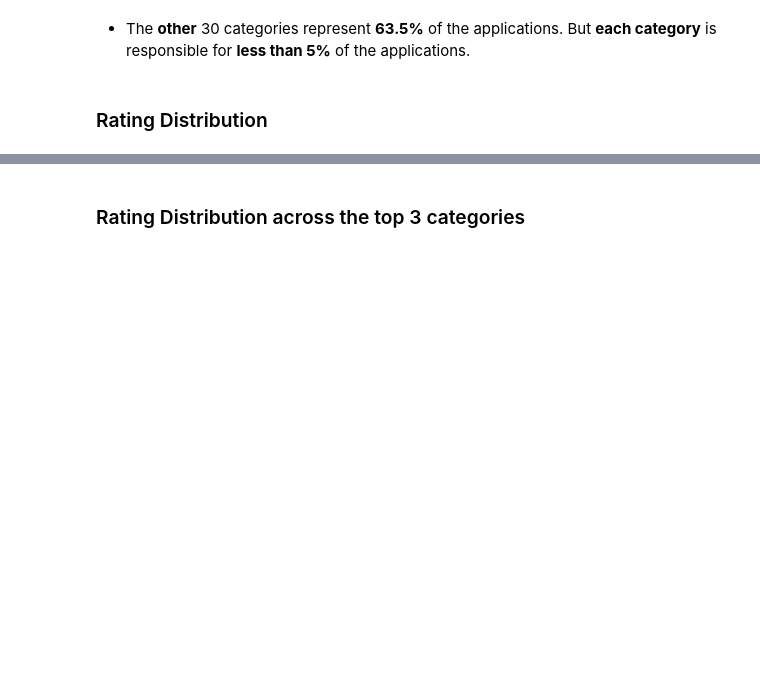
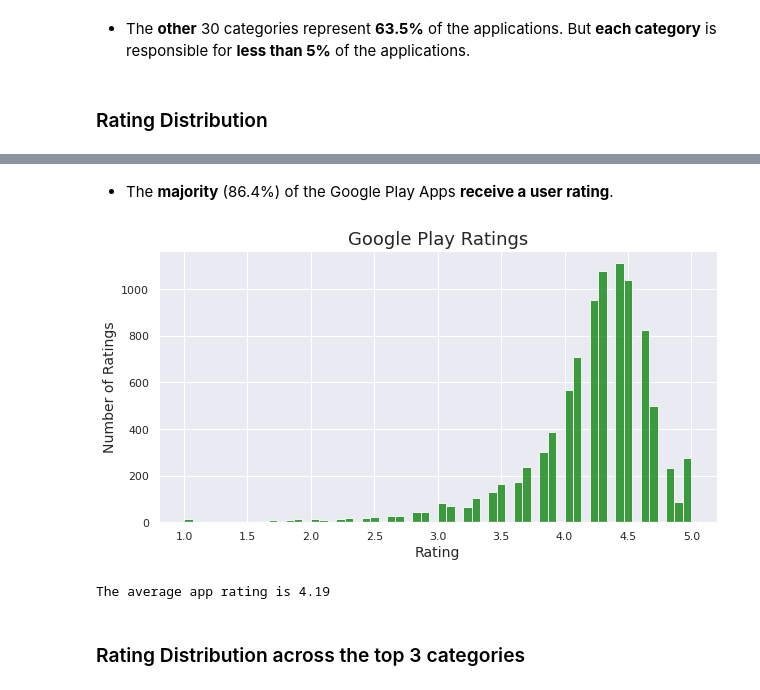
Before and after one commit to kimurarh/googleplay-analysis, a Jupyter notebook: Google-Play-Store-Analysis.ipynb, the cells around one changed output, grey strips where cells are left out. Drawn from its saved outputs; the diff is of its cells as text; code cells hidden in the pictures; blank space fills up the shorter version.

```diff
--- a/Google-Play-Store-Analysis.ipynb
+++ b/Google-Play-Store-Analysis.ipynb
@@ -275,2 +287,19 @@ plt.show()
+# %% [markdown]
+* The <strong>majority</strong> (86.4%) of the Google Play Apps <strong>receive a user rating</strong>.
+# %%
+valid_ratings = rated_apps['Rating']
+
+plt.figure(figsize=(10,5))
+plt.title('Google Play Ratings', fontsize=18)
+plt.ylabel('Number of Ratings', fontsize=14)
+plt.xlabel('Rating', fontsize=14)
+sns.histplot(valid_ratings, kde=False, color='g', bins=60)
+plt.show()
+# %% [output]
+[figure, added]
+# %%
+print(f"The average app rating is {valid_ratings.mean():.2f}")
+# %% [output]
+The average app rating is 4.19
 # %% [markdown]
 ### Rating Distribution across the top 3 categories
```
Also changed, not shown: parts of 7 cells of this notebook.
